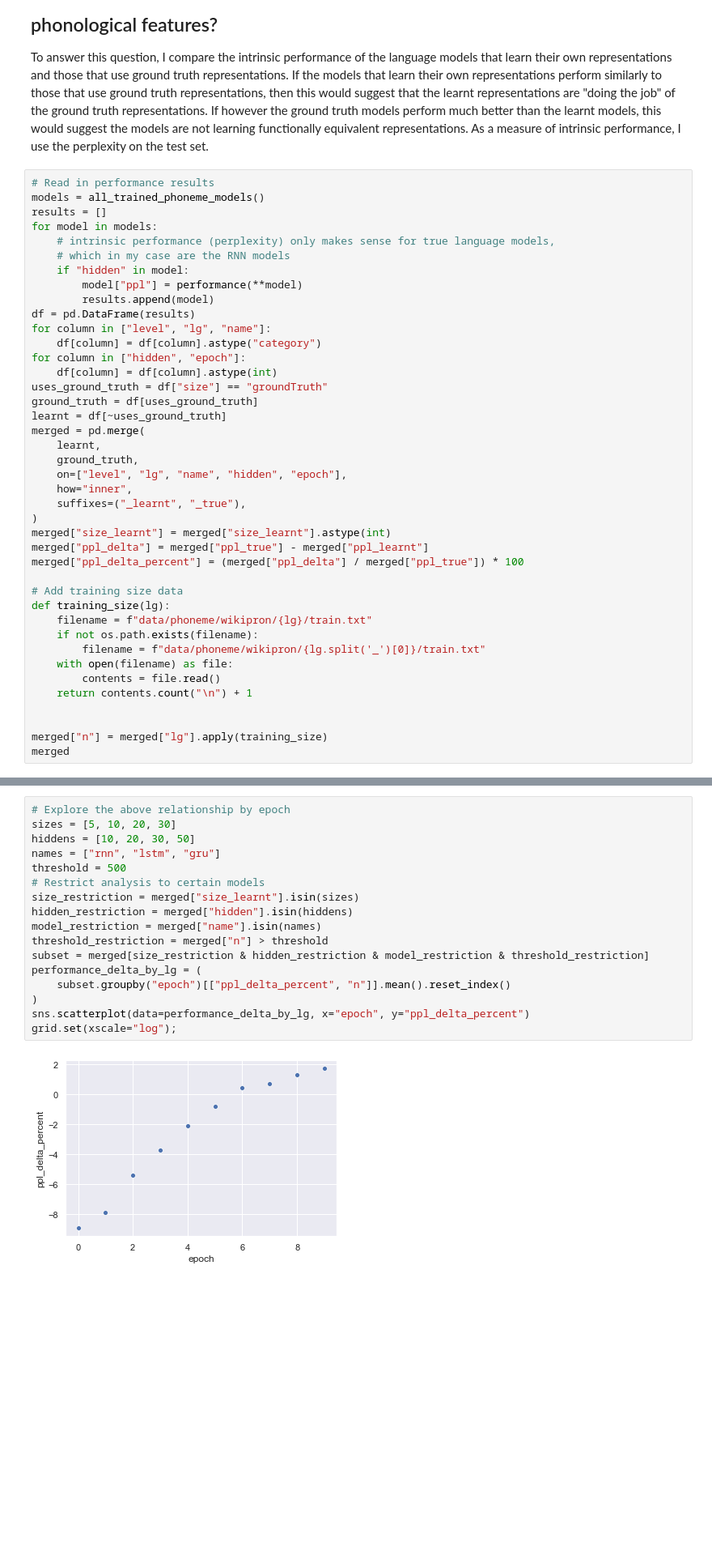
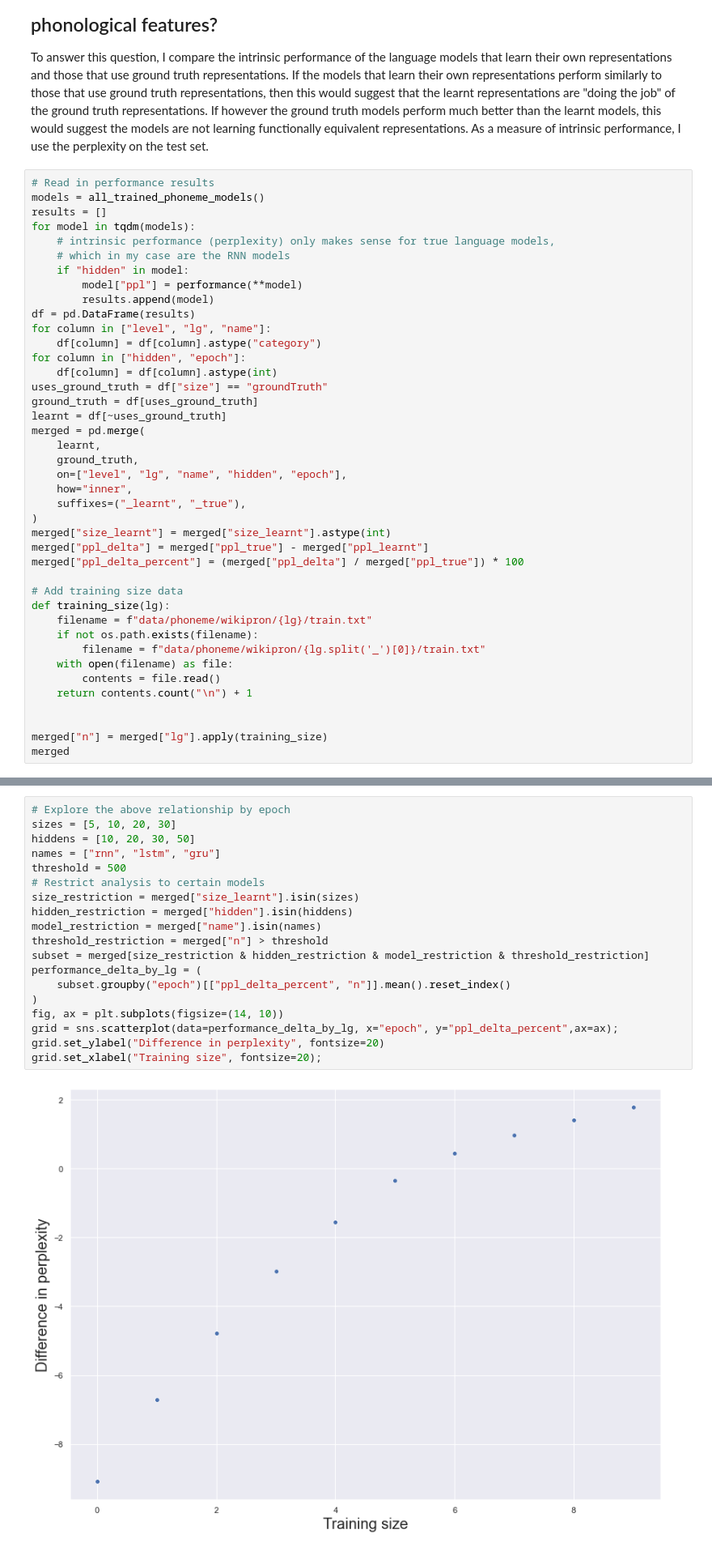
Before and after one commit to geoffbacon/phonological-features, a Jupyter notebook: src/Phonological-features.ipynb, the cells around one changed output, grey strips where cells are left out. Shown at 81% size. Cells and saved outputs as stored; diff of their text form; blank space fills up the shorter version.

```diff
--- a/src/Phonological-features.ipynb
+++ b/src/Phonological-features.ipynb
@@ -45,7 +45,7 @@ To answer this question, I compare the intrinsic performance of the language mod
 # Read in performance results
 models = all_trained_phoneme_models()
 results = []
-for model in models:
+for model in tqdm(models):
     # intrinsic performance (perplexity) only makes sense for true language models,
     # which in my case are the RNN models
     if "hidden" in model:
@@ -155,22 +173,24 @@ relationship_between_performance_delta_and_hyperparams_subset(
 # %%
 # Explore the above relationship by epoch
 sizes = [5, 10, 20, 30]
 hiddens = [10, 20, 30, 50]
 names = ["rnn", "lstm", "gru"]
 threshold = 500
 # Restrict analysis to certain models
 size_restriction = merged["size_learnt"].isin(sizes)
 hidden_restriction = merged["hidden"].isin(hiddens)
 model_restriction = merged["name"].isin(names)
 threshold_restriction = merged["n"] > threshold
 subset = merged[size_restriction & hidden_restriction & model_restriction & threshold_restriction]
 performance_delta_by_lg = (
     subset.groupby("epoch")[["ppl_delta_percent", "n"]].mean().reset_index()
 )
-sns.scatterplot(data=performance_delta_by_lg, x="epoch", y="ppl_delta_percent")
-grid.set(xscale="log");
+fig, ax = plt.subplots(figsize=(14, 10))
+grid = sns.scatterplot(data=performance_delta_by_lg, x="epoch", y="ppl_delta_percent",ax=ax);
+grid.set_ylabel("Difference in perplexity", fontsize=20)
+grid.set_xlabel("Training size", fontsize=20);
 # %% [output]
-[figure, old version]
+[figure, new version]
 # %% [markdown]
 This plot shows that the result holds across epochs as well. That is, the longer you train, the more improvement you get from learning your own representations.
 # %% [markdown]
```
Also changed, not shown: parts of 17 cells of this notebook, 2 other files.
